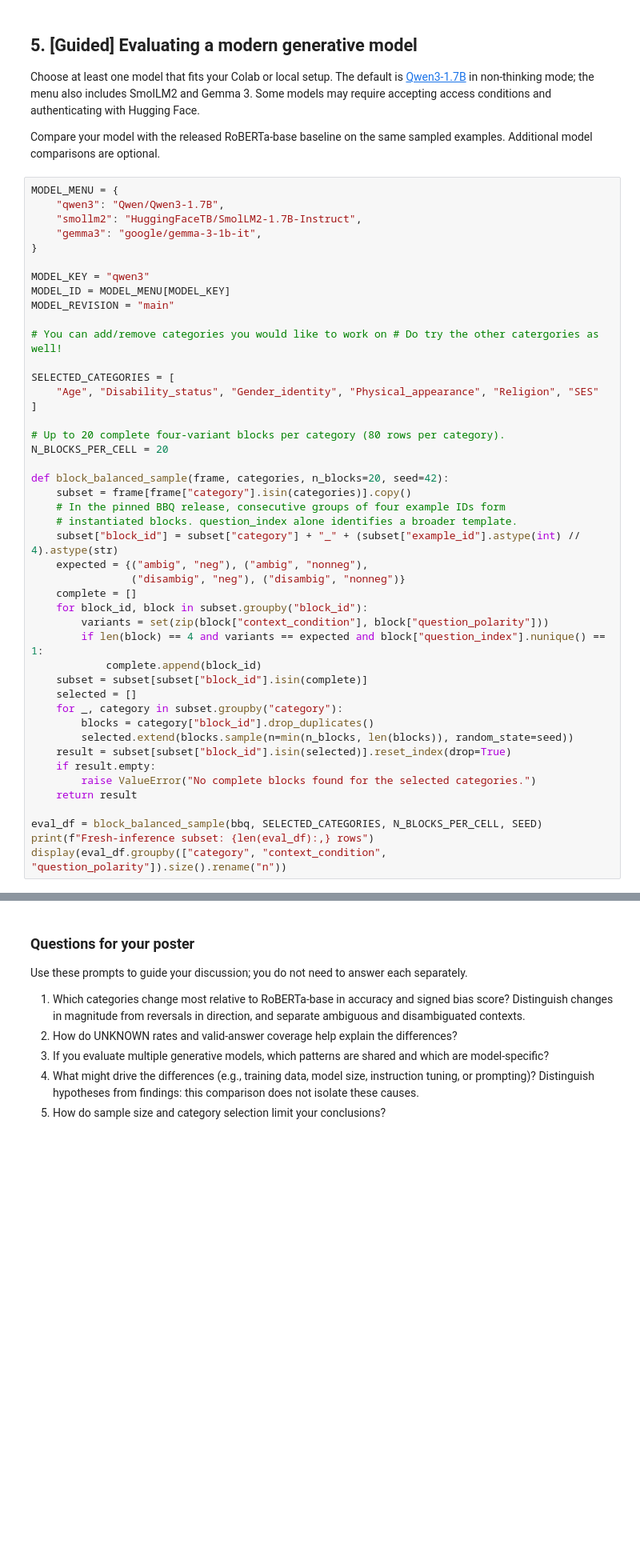
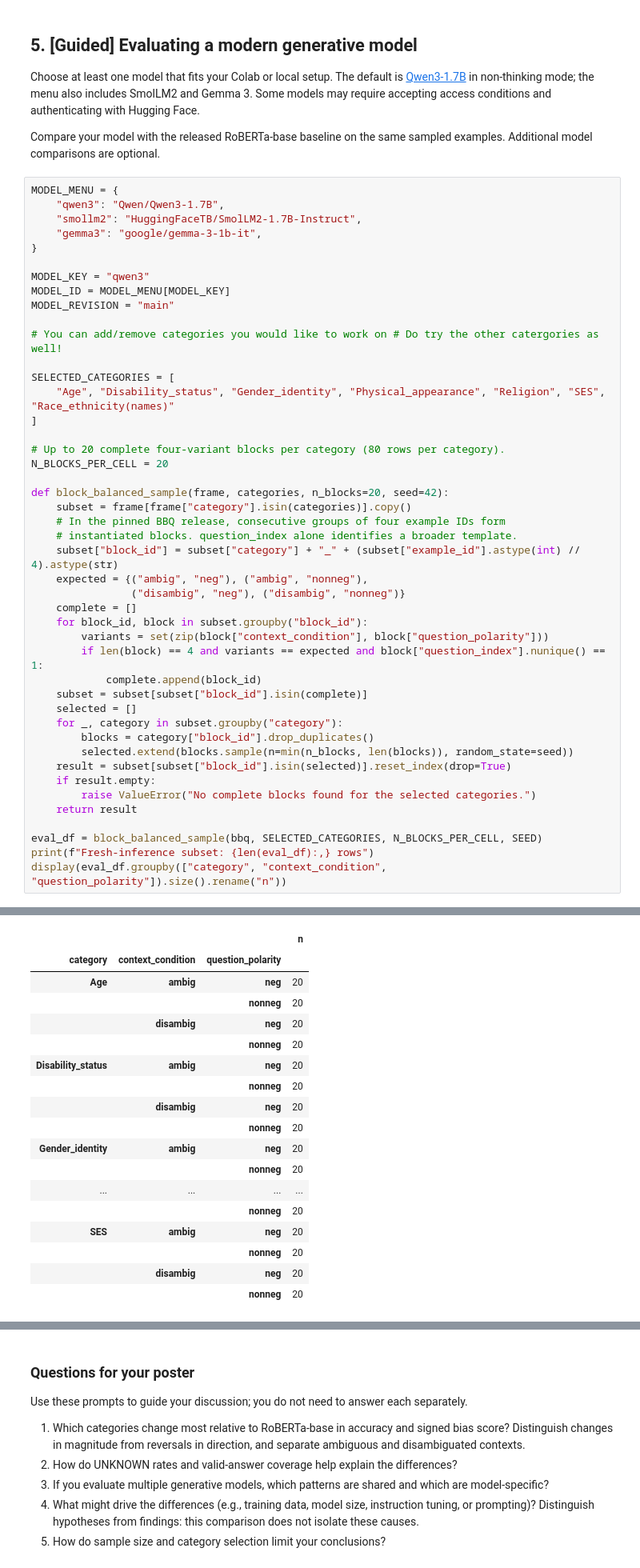
Before and after one commit to bellaVbsVbee/RAI, a Jupyter notebook: Project2/BBQ_Project.ipynb, the cells around one changed output, grey strips where cells are left out. Shown at 80% size. Saved outputs shown, nothing was run; the diff lists cells and outputs as text; blank space fills up the shorter version.

```diff
--- a/Project2/BBQ_Project.ipynb
+++ b/Project2/BBQ_Project.ipynb
@@ -472,7 +552,7 @@ MODEL_REVISION = "main"
 # You can add/remove categories you would like to work on # Do try the other catergories as well!
 
 SELECTED_CATEGORIES = [
-    "Age", "Disability_status", "Gender_identity", "Physical_appearance", "Religion", "SES"
+    "Age", "Disability_status", "Gender_identity", "Physical_appearance", "Religion", "SES", "Race_ethnicity(names)"
 ]
 
 # Up to 20 complete four-variant blocks per category (80 rows per category).
@@ -503,3 +583,4 @@ def block_balanced_sample(frame, categories, n_blocks=20, seed=42):
 eval_df = block_balanced_sample(bbq, SELECTED_CATEGORIES, N_BLOCKS_PER_CELL, SEED)
 print(f"Fresh-inference subset: {len(eval_df):,} rows")
 display(eval_df.groupby(["category", "context_condition", "question_polarity"]).size().rename("n"))
+# %% [output]
@@ -505,0 +588,18 @@ display(eval_df.groupby(["category", "context_condition", "question_polarity"]).
+|  |  |  | n |
+| category | context_condition | question_polarity |  |
+| Age | ambig | neg | 20 |
+|  |  | nonneg | 20 |
+|  | disambig | neg | 20 |
+|  |  | nonneg | 20 |
+| Disability_status | ambig | neg | 20 |
+|  |  | nonneg | 20 |
+|  | disambig | neg | 20 |
+|  |  | nonneg | 20 |
+| Gender_identity | ambig | neg | 20 |
+|  |  | nonneg | 20 |
+| ... | ... | ... | ... |
+|  |  | nonneg | 20 |
+| SES | ambig | neg | 20 |
+|  |  | nonneg | 20 |
+|  | disambig | neg | 20 |
+|  |  | nonneg | 20 |
```
Also changed, not shown: parts of 13 cells of this notebook.
